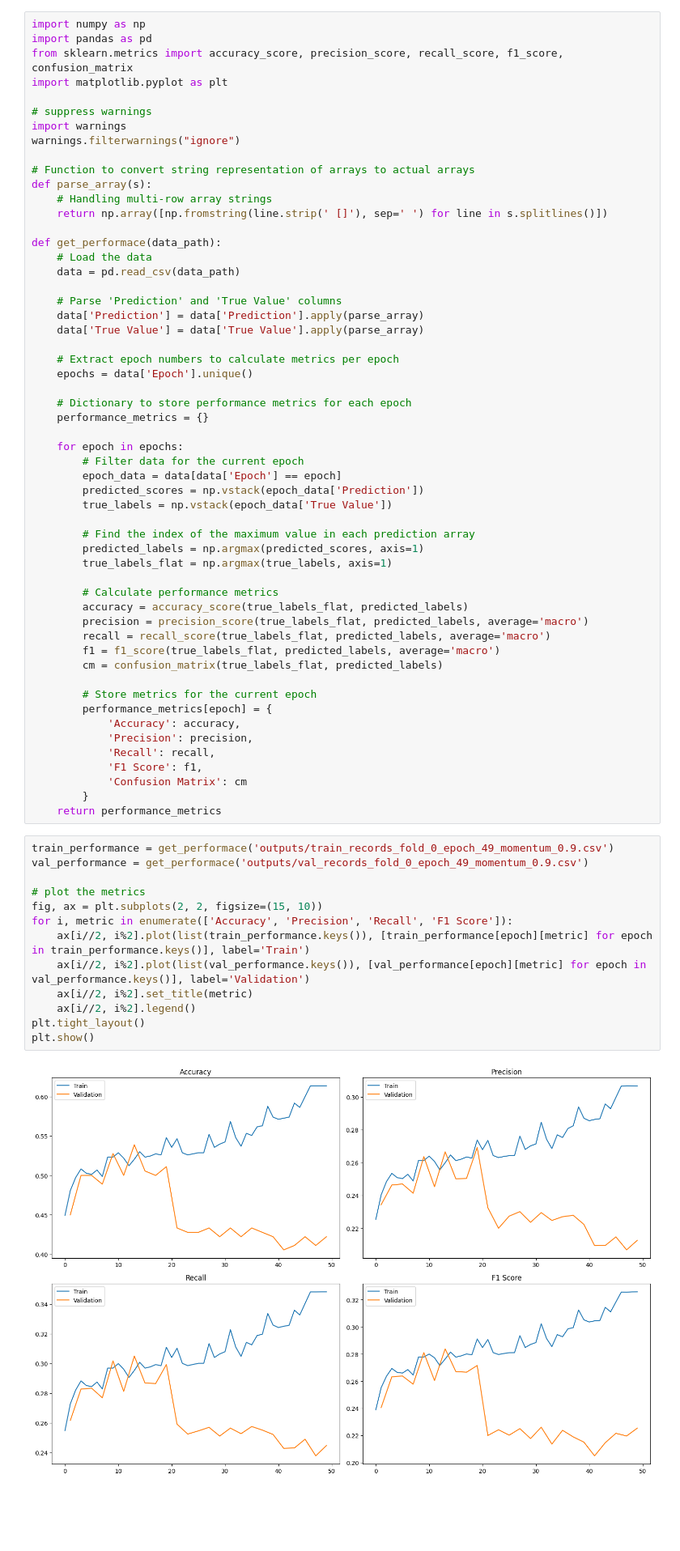
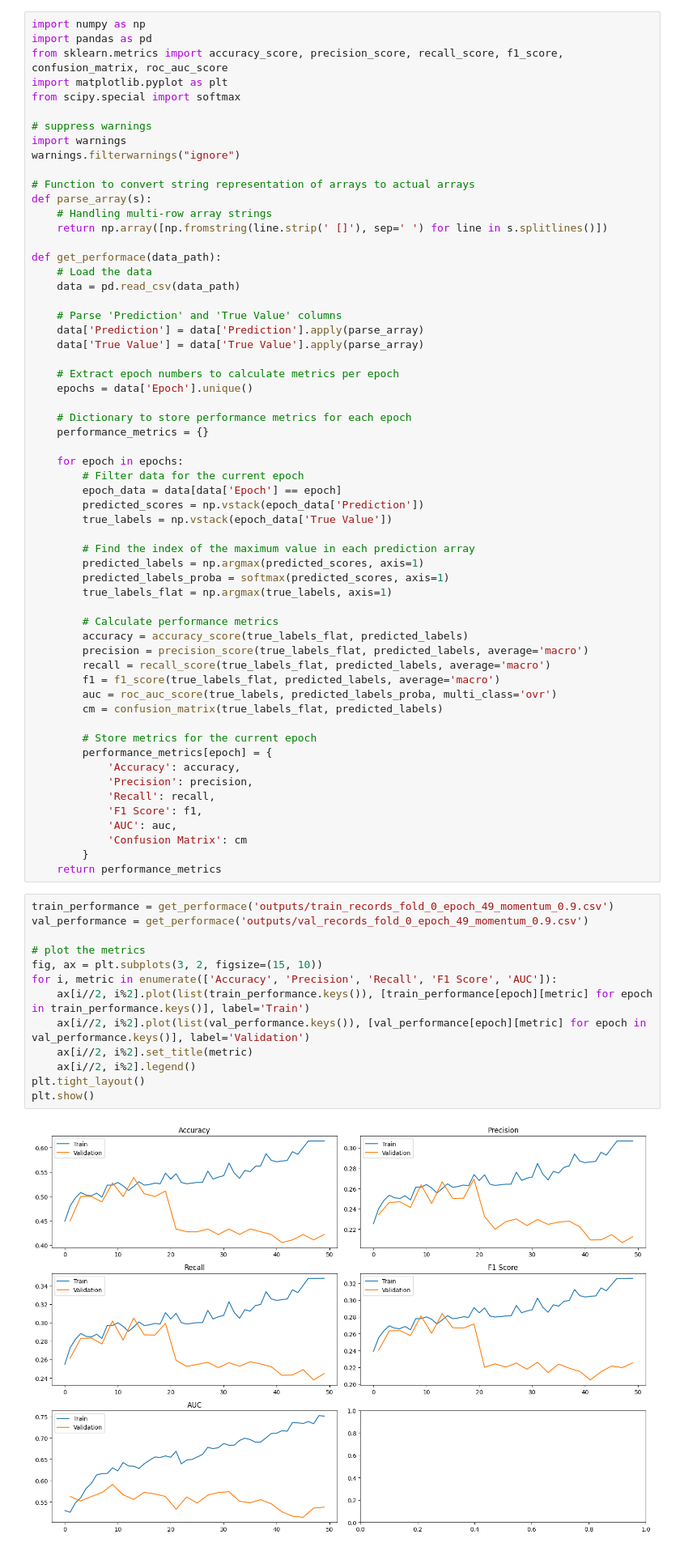
Before and after one commit to RaminKahidi/DAFT_CPSC_571, a Jupyter notebook: preformaceMetricsV3.ipynb, the cells around one changed output. Shown at 81% size. Cells and saved outputs as stored; diff of their text form; blank space fills up the shorter version.

Commit message:
added AUC score

```diff
--- a/preformaceMetricsV3.ipynb
+++ b/preformaceMetricsV3.ipynb
@@ -1,8 +1,9 @@
 # %%
 import numpy as np
 import pandas as pd
-from sklearn.metrics import accuracy_score, precision_score, recall_score, f1_score, confusion_matrix
+from sklearn.metrics import accuracy_score, precision_score, recall_score, f1_score, confusion_matrix, roc_auc_score
 import matplotlib.pyplot as plt
+from scipy.special import softmax
 
 # suppress warnings
 import warnings
@@ -35,6 +36,7 @@ def get_performace(data_path):
 
         # Find the index of the maximum value in each prediction array
         predicted_labels = np.argmax(predicted_scores, axis=1)
+        predicted_labels_proba = softmax(predicted_scores, axis=1)
         true_labels_flat = np.argmax(true_labels, axis=1)
 
         # Calculate performance metrics
@@ -42,6 +44,7 @@ def get_performace(data_path):
         precision = precision_score(true_labels_flat, predicted_labels, average='macro')
         recall = recall_score(true_labels_flat, predicted_labels, average='macro')
         f1 = f1_score(true_labels_flat, predicted_labels, average='macro')
+        auc = roc_auc_score(true_labels, predicted_labels_proba, multi_class='ovr')
         cm = confusion_matrix(true_labels_flat, predicted_labels)
 
         # Store metrics for the current epoch
@@ -50,24 +53,25 @@ def get_performace(data_path):
             'Precision': precision,
             'Recall': recall,
             'F1 Score': f1,
+            'AUC': auc,
             'Confusion Matrix': cm
         }
     return performance_metrics
 # %%
 train_performance = get_performace('outputs/train_records_fold_0_epoch_49_momentum_0.9.csv')
 val_performance = get_performace('outputs/val_records_fold_0_epoch_49_momentum_0.9.csv')
 
 # plot the metrics
-fig, ax = plt.subplots(2, 2, figsize=(15, 10))
-for i, metric in enumerate(['Accuracy', 'Precision', 'Recall', 'F1 Score']):
+fig, ax = plt.subplots(3, 2, figsize=(15, 10))
+for i, metric in enumerate(['Accuracy', 'Precision', 'Recall', 'F1 Score', 'AUC']):
     ax[i//2, i%2].plot(list(train_performance.keys()), [train_performance[epoch][metric] for epoch in train_performance.keys()], label='Train')
     ax[i//2, i%2].plot(list(val_performance.keys()), [val_performance[epoch][metric] for epoch in val_performance.keys()], label='Validation')
     ax[i//2, i%2].set_title(metric)
     ax[i//2, i%2].legend()
 plt.tight_layout()
 plt.show()
 # %% [output]
-[figure, old version]
+[figure, new version]
 # %%
 # plot the confusion matrix of the last epoch
 cm = val_performance[49]['Confusion Matrix']
```
Also changed, not shown: 3 other files.
